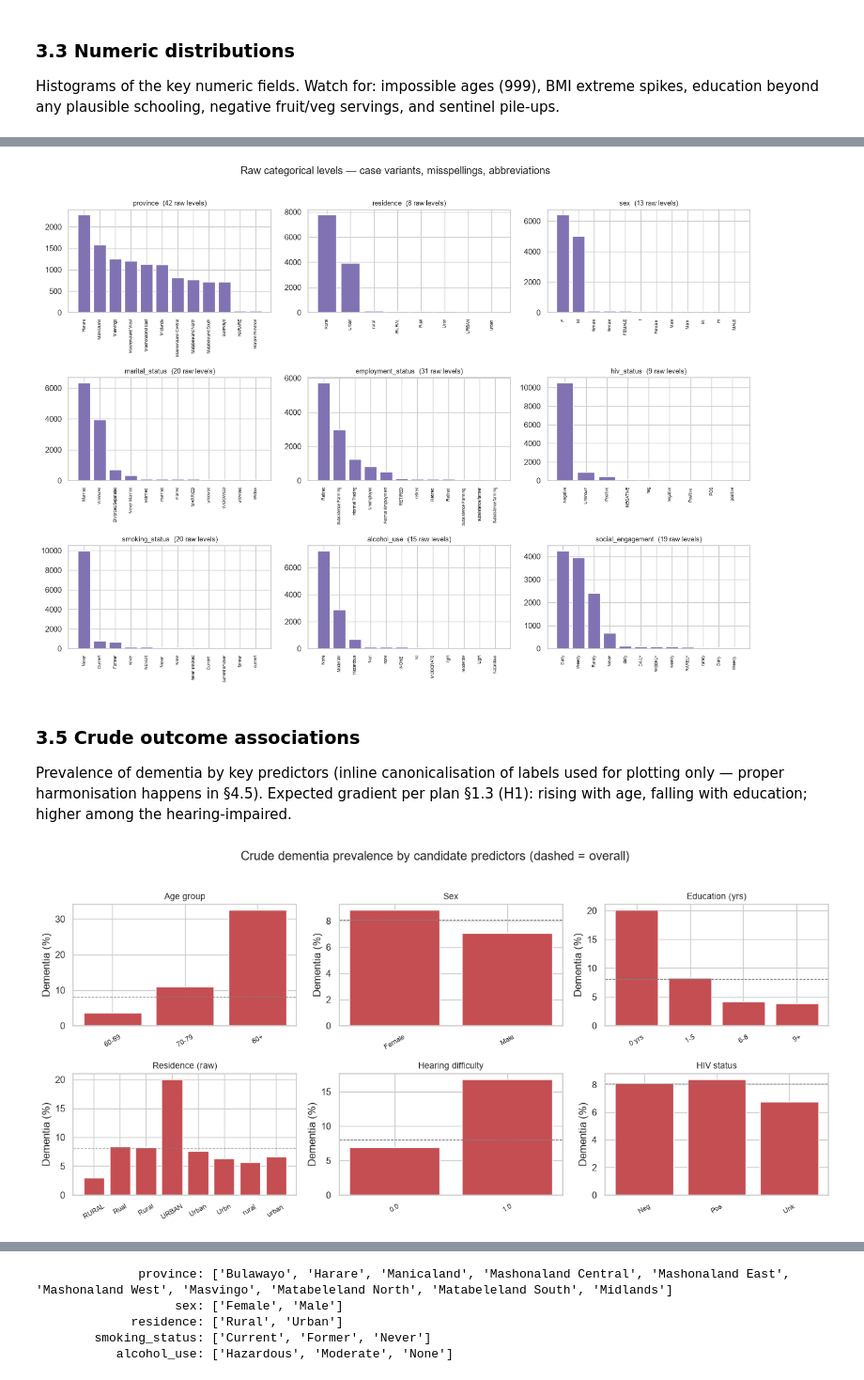
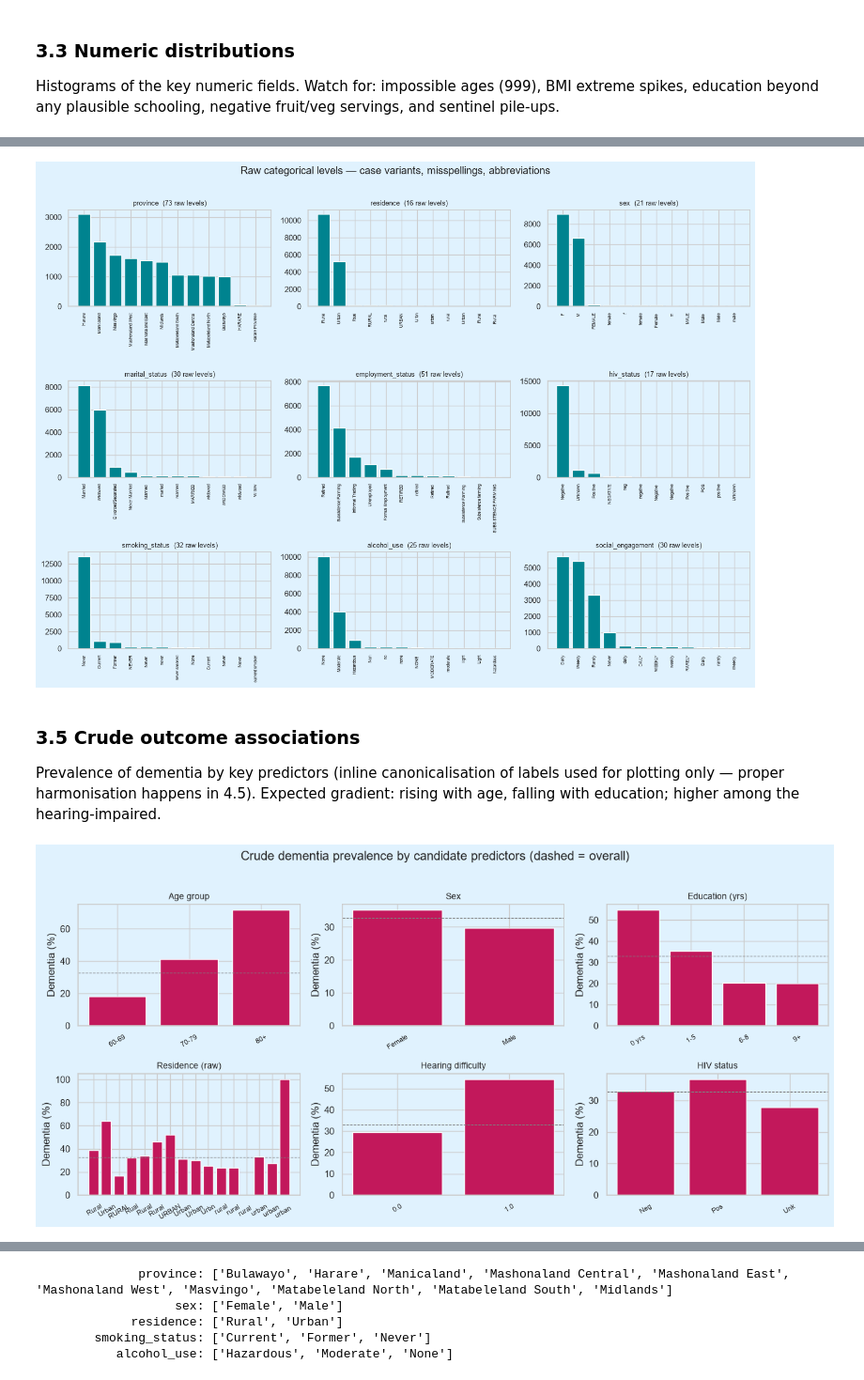
Before and after one commit to tinolinton/ml_dementia, a Jupyter notebook: modelx.ipynb, the cells around one changed output, grey strips where cells are left out. Shown at 94% size. Cells and saved outputs as stored; diff of their text form; code cells hidden in the pictures.

```diff
--- a/modelx.ipynb
+++ b/modelx.ipynb
@@ -85,6 +96,10 @@ truly empty fields become `NaN`.
 # %%
-# Load raw data. keep_default_na=False + na_values=[""] -> only empty fields are NaN.
-df = pd.read_csv("data.csv", keep_default_na=False, na_values=[""])
-print(f"Raw shape: {df.shape[0]:,} rows x {df.shape[1]} columns")
-df.head()
+# --- Ingest -----------------------------------------------------------------------------
+# Only truly empty fields become NaN; keep_default_na=False protects the genuine "None"
+# label of alcohol_use from the default NA parser. No other parsing is needed here — the
+# sentinel codes, label chaos and impossible values are repaired in section 4.
+data = pd.read_csv("data1.csv", keep_default_na=False, na_values=[""])
+print(f"data1.csv: {data.shape[0]:,} rows x {data.shape[1]} columns | "
+      f"dementia (+) prevalence {data['dementia_status'].astype(int).mean():.1%}")
+data.head()
 # %% [output]
@@ -224,8 +238,8 @@ num_cols = ["age_years", "education_years", "monthly_household_income_usd",
 
 fig, axes = plt.subplots(3, 3, figsize=(13, 8))
 for ax, col in zip(axes.flat, num_cols):
-    df[col] = pd.to_numeric(df[col], errors="coerce")
-    df[col].plot.hist(bins=40, ax=ax, color="#55a868", edgecolor="white", lw=0.3)
+    data[col] = pd.to_numeric(data[col], errors="coerce")
+    data[col].plot.hist(bins=40, ax=ax, color=PRIMARY, edgecolor="white", lw=0.3)
     ax.set_title(col, fontsize=9)
     ax.set_xlabel("")
 fig.suptitle("Numeric distributions — raw data (impossible values & sentinels visible)", y=1.01)
@@ -246,48 +259,48 @@ cat_cols = ["province", "residence", "sex", "marital_status", "employment_status
 
 fig, axes = plt.subplots(3, 3, figsize=(14, 10))
 for ax, col in zip(axes.flat, cat_cols):
-    vc = df[col].value_counts().head(12)
-    ax.bar(range(len(vc)), vc.values, color="#8172b3")
+    vc = data[col].value_counts().head(12)
+    ax.bar(range(len(vc)), vc.values, color=SECONDARY)
     ax.set_xticks(range(len(vc)))
     ax.set_xticklabels(vc.index, rotation=90, fontsize=6)
-    ax.set_title(f"{col}  ({df[col].nunique()} raw levels)", fontsize=9)
+    ax.set_title(f"{col}  ({data[col].nunique()} raw levels)", fontsize=9)
 fig.suptitle("Raw categorical levels — case variants, misspellings, abbreviations", y=1.01)
 plt.tight_layout(); plt.show()
 # %% [output]
-[figure, old version]
+[figure, new version]
 # %% [markdown]
 ### 3.5 Crude outcome associations
 
-Prevalence of dementia by key predictors (inline canonicalisation of labels used for
-plotting only — proper harmonisation happens in §4.5). Expected gradient per plan §1.3 (H1):
-rising with age, falling with education; higher among the hearing-impaired.
+Prevalence of dementia by key predictors (inline canonicalisation of labels used for plotting
+only — proper harmonisation happens in 4.5). Expected gradient: rising with age, falling with
+education; higher among the hearing-impaired.
 # %%
 # Crude prevalence by grouping variables (display-only label clean-up).
-eda = df.copy()
+eda = data.copy()
 eda["sex_u"] = eda["sex"].str.strip().str.upper().str[0].map({"M": "Male", "F": "Female"})
 eda["hiv_u"] = eda["hiv_status"].str.strip().str.lower().map(
     {"negative": "Neg", "positive": "Pos", "unknown": "Unk"})
 eda["age_group"] = pd.cut(eda["age_years"], [0, 69, 79, 110],
                           labels=["60-69", "70-79", "80+"])
 eda["edu_band"] = pd.cut(eda["education_years"], [-1, 0, 5, 8, 30],
                          labels=["0 yrs", "1-5", "6-8", "9+"])
 
 panels = [("age_group", "Age group"), ("sex_u", "Sex"), ("edu_band", "Education (yrs)"),
           ("residence", "Residence (raw)"), ("hearing_difficulty", "Hearing difficulty"),
           ("hiv_u", "HIV status")]
 
 fig, axes = plt.subplots(2, 3, figsize=(13, 6))
 for ax, (col, title) in zip(axes.flat, panels):
     prev = eda.groupby(col, observed=True)["dementia_status"].mean().sort_index()
-    ax.bar(prev.index.astype(str), prev.values * 100, color="#c44e52")
+    ax.bar(prev.index.astype(str), prev.values * 100, color=PRIMARY)
     ax.axhline(eda["dementia_status"].mean() * 100, ls="--", c="grey", lw=0.8)
     ax.set_title(title, fontsize=10)
     ax.set_ylabel("Dementia (%)")
     ax.tick_params(axis="x", rotation=30, labelsize=8)
 fig.suptitle("Crude dementia prevalence by candidate predictors (dashed = overall)", y=1.02)
 plt.tight_layout(); plt.show()
 # %% [output]
-[figure, old version]
+[figure, new version]
 # %% [markdown]
 ### 3.6 Correlation structure (numeric fields)
 
```
Also changed, not shown: parts of 95 cells of this notebook, 51 other files.
